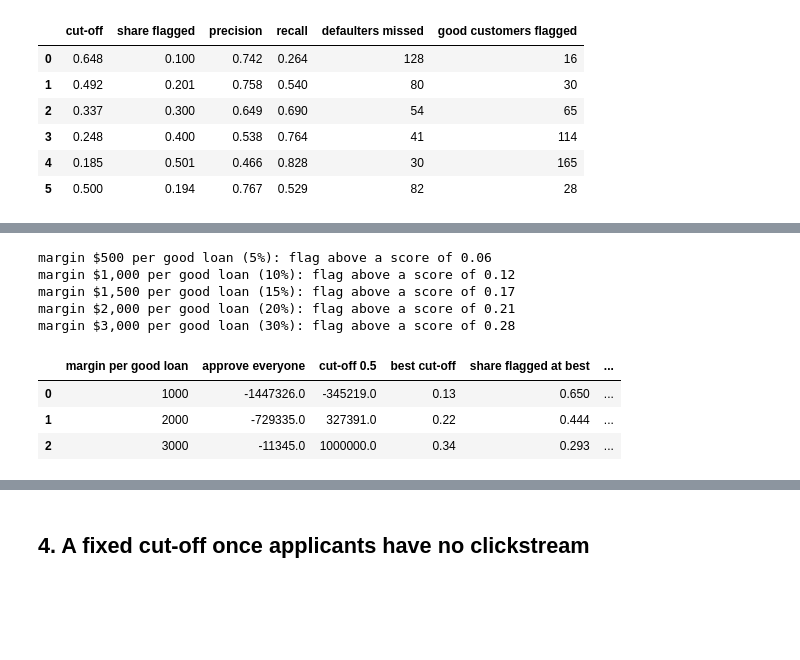
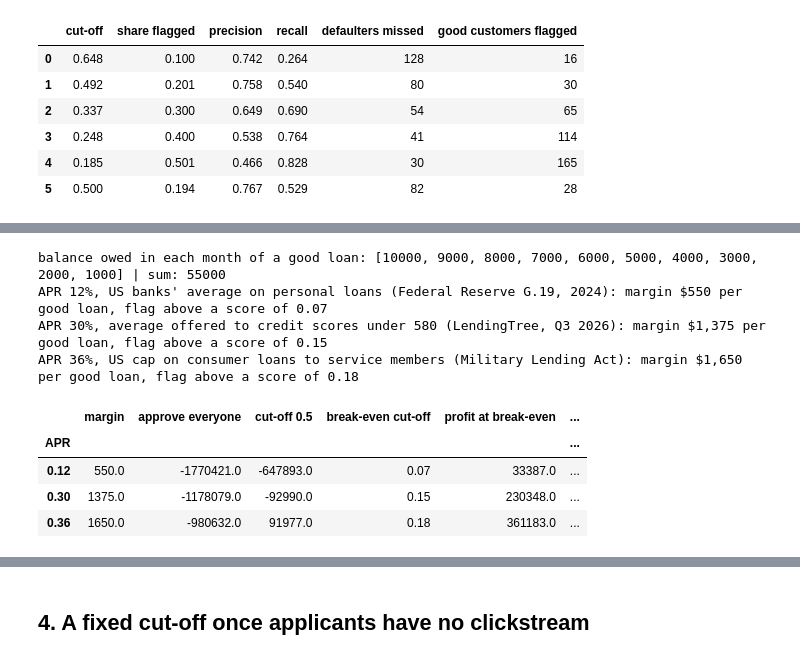
Before and after one commit to code-vibes-only/cs611-assignment-2, a Jupyter notebook: notebooks/06_model_choice.ipynb, the cells around one changed output, grey strips where cells are left out. Saved outputs shown, nothing was run; the diff lists cells and outputs as text; code cells hidden in the pictures; blank space fills up the shorter version.

Commit message:
Print the split bad rates, the calibration, the margins at three lending rates and July's missed defaults in notebook 06

```diff
--- a/notebooks/06_model_choice.ipynb
+++ b/notebooks/06_model_choice.ipynb
@@ -172,6 +203,6 @@ unpaid per defaulted loan: $7,531 | unpaid per dollar lent, all loans: 0.217
 # %%
 # the test split with each application's final unpaid balance and the selected model's score
-test = test_pdf[["Customer_ID", "snapshot_date", "label"]].assign(score=selected).merge(
+test = test_pdf[["Customer_ID", "snapshot_date", "label"]].assign(score=selected, score_logreg=scores[logreg_version]["test"]).merge(
     final[["Customer_ID", "loan_start_date", "unpaid"]], left_on=["Customer_ID", "snapshot_date"], right_on=["Customer_ID", "loan_start_date"])
 print("test applications with a ledger row:", len(test), "of", len(test_pdf), f"| unpaid ${test['unpaid'].sum():,.0f} on ${10000 * len(test):,.0f} lent")
 
@@ -188,6 +219,8 @@ for share in [0.1, 0.2, 0.3]:
         "bad rate of the rest": rest["label"].mean(),
         "unpaid per $ lent to the rest": rest["unpaid"].sum() / (10000 * len(rest)),
     })
+riskiest_logreg = test.nlargest(int(round(0.2 * len(test))), "score_logreg")
+print(f"logistic regression's riskiest 20% hold {riskiest_logreg['unpaid'].sum() / test['unpaid'].sum():.3f} of the unpaid balances")
 pd.DataFrame(rows).round(3)
 # %% [output]
 test applications with a ledger row: 617 of 617 | unpaid $1,336,000 on $6,170,000 lent
@@ -196,36 +230,50 @@ test applications with a ledger row: 617 of 617 | unpaid $1,336,000 on $6,170,00
 | 1 | 0.2 | 0.540 | 0.543 | 0.065 | ... |
 | 2 | 0.3 | 0.690 | 0.695 | 0.147 | ... |
 # %%
-# the cost of errors: flagging an applicant pays when p × loss on a default > (1 − p) × margin on a good loan,
+# the ledger has no interest, so the margin on a good loan is the interest it would earn at a typical rate, before funding
+# costs: each month's interest is charged on the balance still owed before that month's installment
+good_loan = final.loc[final["label"] == 0, "loan_id"].iloc[0]
+balances = ledger.loc[(ledger["loan_id"] == good_loan) & (ledger["installment_num"] < ledger["tenure"]), "balance"]
+print("balance owed in each month of a good loan:", balances.astype(int).tolist(), "| sum:", int(balances.sum()))
+APRS = {0.12: "US banks' average on personal loans (Federal Reserve G.19, 2024)",
+        0.30: "average offered to credit scores under 580 (LendingTree, Q3 2026)",
+        0.36: "US cap on consumer loans to service members (Military Lending Act)"}
+MARGINS = {apr: apr / 12 * balances.sum() for apr in APRS}
+
+# flagging an applicant pays when p × loss on a default > (1 − p) × margin on a good loan,
 # so the break-even cut-off is margin / (loss + margin)
-for margin in [500, 1000, 1500, 2000, 3000]:
-    print(f"margin ${margin:,} per good loan ({margin / 10000:.0%}): flag above a score of {margin / (LOSS_PER_DEFAULT + margin):.2f}")
+for apr, margin in MARGINS.items():
+    print(f"APR {apr:.0%}, {APRS[apr]}: margin ${margin:,.0f} per good loan, flag above a score of {margin / (LOSS_PER_DEFAULT + margin):.2f}")
 
 # profit per 1,000 applications = margin on each good loan approved − unpaid balance of each defaulted loan approved
 def profit_per_1000(d, margin, cutoff):
     approved = d[d["score"] < cutoff]
     return (margin * (approved["label"] == 0).sum() - approved["unpaid"].sum()) / len(d) * 1000
 
 grid = np.round(np.arange(0.02, 0.98, 0.01), 2)
 rows = []
-for margin in [1000, 2000, 3000]:
+for apr, margin in MARGINS.items():
+    cutoff = round(margin / (LOSS_PER_DEFAULT + margin), 2)
     best = max(grid, key=lambda c: profit_per_1000(test, margin, c))
     rows.append({
-        "margin per good loan": margin,
+        "APR": apr,
+        "margin": margin,
         "approve everyone": profit_per_1000(test, margin, 1.01),
         "cut-off 0.5": profit_per_1000(test, margin, 0.5),
-        "best cut-off": best,
-        "share flagged at best": (test["score"] >= best).mean(),
+        "break-even cut-off": cutoff,
+        "profit at break-even": profit_per_1000(test, margin, cutoff),
+        "best cut-off on test": best,
         "profit at best": profit_per_1000(test, margin, best),
     })
-pd.DataFrame(rows).round({"approve everyone": 0, "cut-off 0.5": 0, "profit at best": 0, "share flagged at best": 3})
+profit = pd.DataFrame(rows).set_index("APR")
+profit.round({"margin": 0, "approve everyone": 0, "cut-off 0.5": 0, "profit at break-even": 0, "profit at best": 0})
 # %% [output]
-margin $500 per good loan (5%): flag above a score of 0.06
-margin $1,000 per good loan (10%): flag above a score of 0.12
-margin $1,500 per good loan (15%): flag above a score of 0.17
-margin $2,000 per good loan (20%): flag above a score of 0.21
-margin $3,000 per good loan (30%): flag above a score of 0.28
+balance owed in each month of a good loan: [10000, 9000, 8000, 7000, 6000, 5000, 4000, 3000, 2000, 1000] | sum: 55000
+APR 12%, US banks' average on personal loans (Federal Reserve G.19, 2024): margin $550 per good loan, flag above a score of 0.07
+APR 30%, average offered to credit scores under 580 (LendingTree, Q3 2026): margin $1,375 per good loan, flag above a score of 0.15
+APR 36%, US cap on consumer loans to service members (Military Lending Act): margin $1,650 per good loan, flag above a score of 0.18
-|  | margin per good loan | approve everyone | cut-off 0.5 | best cut-off | share flagged at best | ... |
-| 0 | 1000 | -1447326.0 | -345219.0 | 0.13 | 0.650 | ... |
-| 1 | 2000 | -729335.0 | 327391.0 | 0.22 | 0.444 | ... |
-| 2 | 3000 | -11345.0 | 1000000.0 | 0.34 | 0.293 | ... |
+|  | margin | approve everyone | cut-off 0.5 | break-even cut-off | profit at break-even | ... |
+| APR |  |  |  |  |  | ... |
+| 0.12 | 550.0 | -1770421.0 | -647893.0 | 0.07 | 33387.0 | ... |
+| 0.30 | 1375.0 | -1178079.0 | -92990.0 | 0.15 | 230348.0 | ... |
+| 0.36 | 1650.0 | -980632.0 | 91977.0 | 0.18 | 361183.0 | ... |
```
Also changed, not shown: parts of 12 cells of this notebook.
